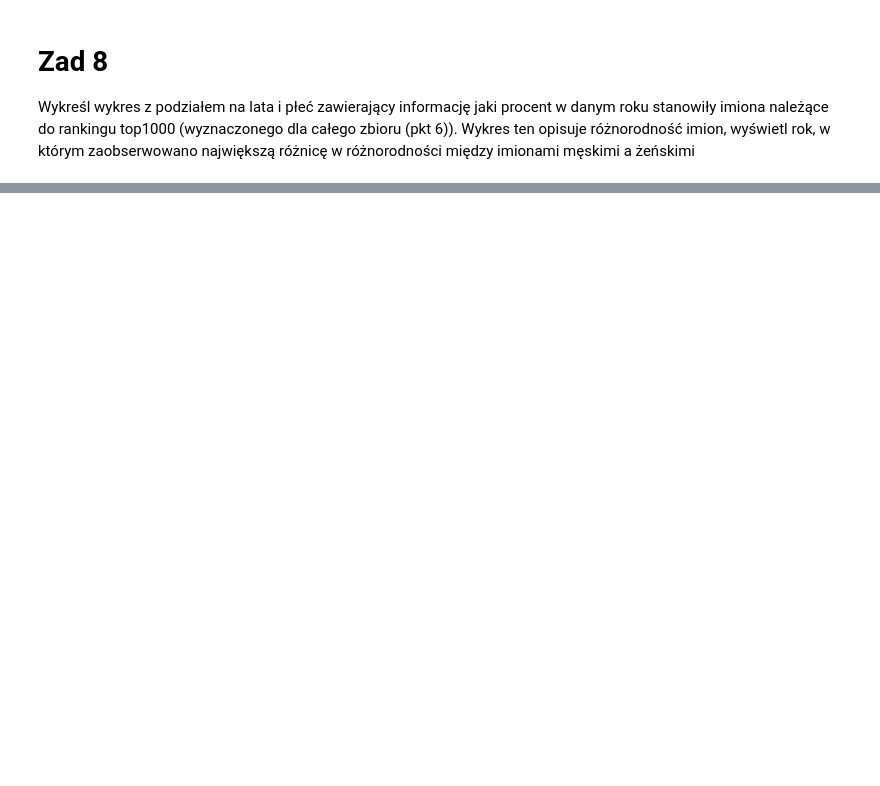
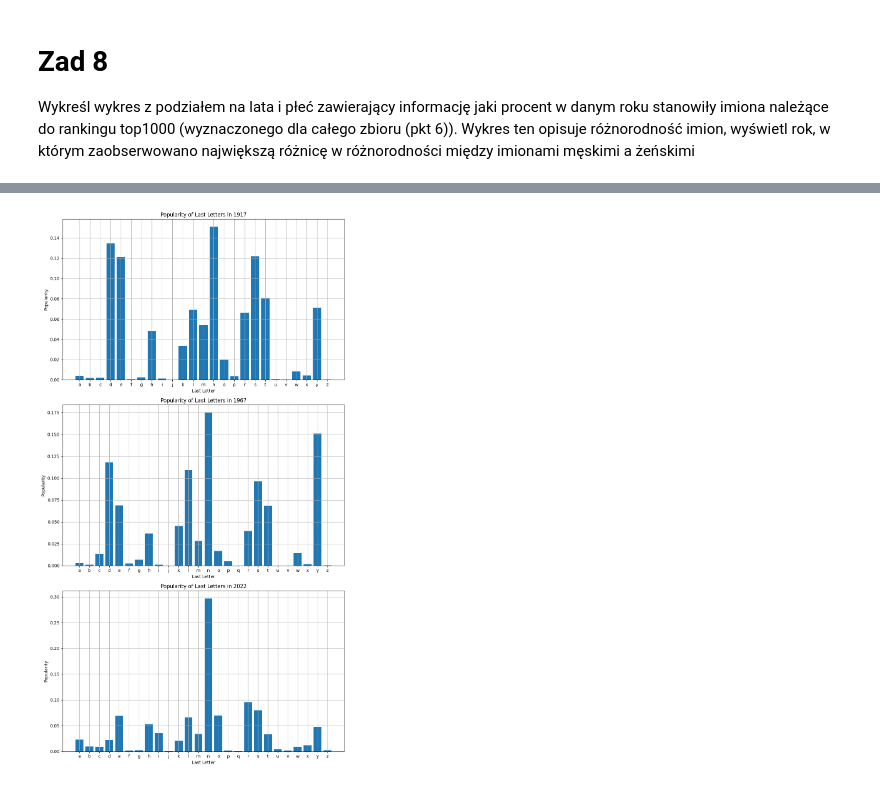
Before and after one commit to pawel-gawron/EAD-Eksploracyjna-analiza-danych, a Jupyter notebook: Lab 05 - Projekt pandas Matplotlib/Lab_05.ipynb, the cells around one changed output, grey strips where cells are left out. Saved outputs shown, nothing was run; the diff lists cells and outputs as text; code cells hidden in the pictures; blank space fills up the shorter version.

```diff
--- a/Lab 05 - Projekt pandas Matplotlib/Lab_05.ipynb
+++ b/Lab 05 - Projekt pandas Matplotlib/Lab_05.ipynb
@@ -251,0 +268,44 @@ dict_keys([1880, 1881, 1882, 1883, 1884, 1885, 1886, 1887, 1888, 1889, 1890, 189
+# %%
+last_letter_df_pivot = names_df.copy()
+last_letter_df_pivot['Last letter'] = last_letter_df_pivot['Name'].str[-1]
+last_letter_df_pivot = last_letter_df_pivot.pivot_table(index=['Year', 'Sex', 'Last letter'], values='Quanity', aggfunc='sum')
+
+sum_by_year_sex = last_letter_df_pivot.groupby(['Year', 'Sex']).sum()
+last_letter_df_pivot['Quanity normalization'] = last_letter_df_pivot['Quanity'] / sum_by_year_sex['Quanity']
+
+extract = last_letter_df_pivot.loc[([1917, 1967, 2022], 'M'), :]
+
+years_extract = extract.index.get_level_values('Year').unique()
+
+data = extract.groupby(['Year'])['Quanity normalization']
+
+
+# with pd.option_context('display.max_rows', None, 'display.max_columns', None):  # more options can be specified also
+#     display(extract)
+
+# print(years_extract)
+
+# for group_name, group_data in data:
+#     print(f"Group: {group_name}")
+#     print(group_data)
+
+fig, axes = plt.subplots(len(years_extract), 1, figsize=(10, 6*len(years_extract)))
+
+for i, year in enumerate(years_extract):
+    ax = axes[i]
+    year_data = data.get_group(year)
+    letters = year_data.index.get_level_values('Last letter')
+    # print(letters)
+    quantities = year_data.values
+
+    ax.bar(letters, quantities, label='Last letter popularity')
+    ax.set_xlabel('Last Letter')
+    ax.set_ylabel('Popularity')
+    ax.set_title(f'Popularity of Last Letters in {year}')
+    ax.grid(True)
+    # ax4.legend(loc='best')
+
+plt.tight_layout()
+plt.show()
+# %% [output]
+[figure, added]
```
Also changed, not shown: parts of 6 cells of this notebook.
